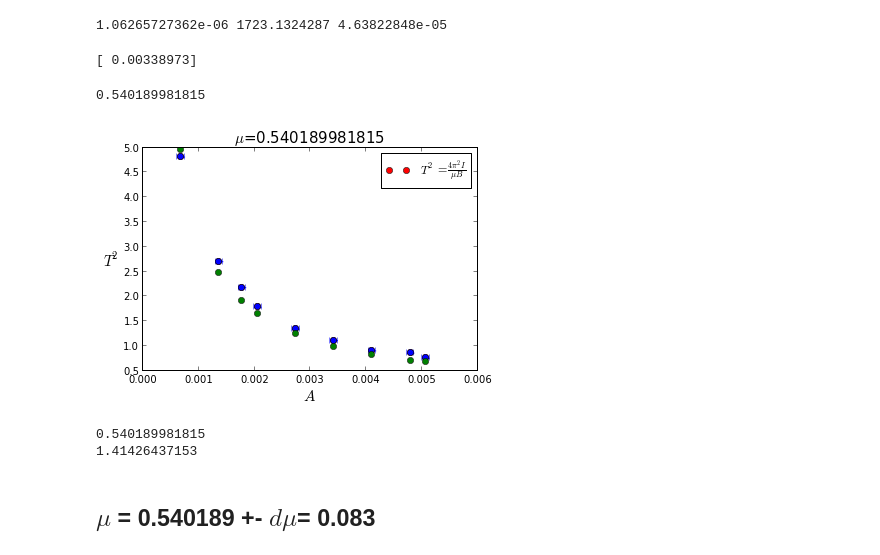
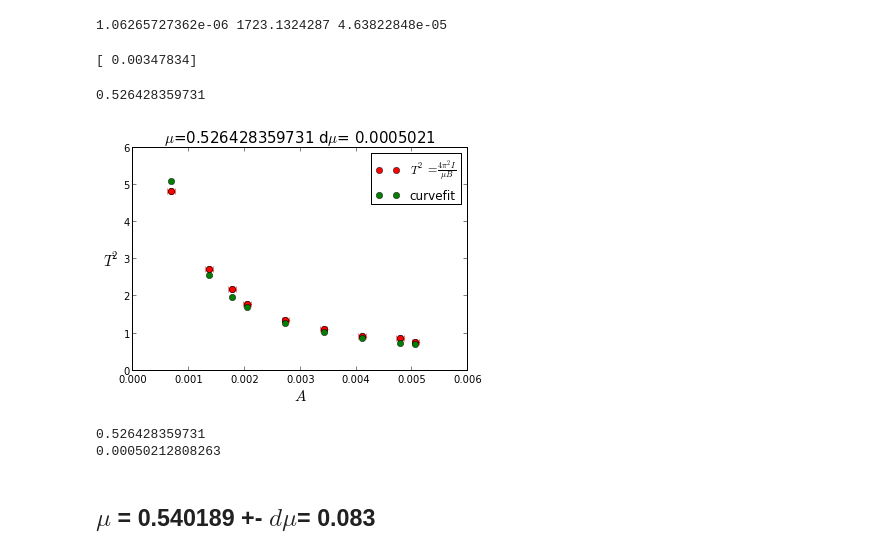
Before and after one commit to daniel-lozano/lab-intermedio, a Jupyter notebook: torque/Magnetico.ipynb, the cells around one changed output. Drawn from its saved outputs; the diff is of its cells as text; code cells hidden in the pictures.

```diff
--- a/torque/Magnetico.ipynb
+++ b/torque/Magnetico.ipynb
@@ -221,11 +223,11 @@ from scipy.optimize import curve_fit
 def fun(B,a):
     return (a/B)
 # %%
-valores,otros=curve_fit(fun,sort(B),T2)
+valores,otros=curve_fit(fun,B,T2)
 # %%
 print valores
 # %% [output]
-[ 0.00338973]
+[ 0.00347834]
 # %%
 fit=zeros(len(B),dtype="float")
 for i in range(len(B)):
@@ -233,32 +235,33 @@ for i in range(len(B)):
 # %%
 plot(B,T2,"ro",label="$T^2=\\frac{4\pi^{2}I}{\mu B}$")
 #plot(B,fit,"b")
+
 err_x=c*0.05
 err_y=2*0.005
-errorbar(B, T2, xerr=err_x, yerr=err_y, fmt='o')
-plot(B,fit,"go")
+errorbar(B, T2, xerr=err_x, yerr=err_y, fmt='ro')
+plot(B,fit,"go",label="curvefit")
 xlabel("$A$",size=15)
 ylabel("$T^{2}$",rotation="horizontal",size=15)
 legend()
 mu=4*(pi**2)*I/valores[0]
 print mu
 #errorbar.
 
-title("$\mu$="+str(mu),size=15)
+title("$\mu$="+str(mu)+" d$\mu$= 0.0005021",size=15)
 savefig("dos.png")
 # %% [output]
-0.540189981815
+0.526428359731
-[figure, old version]
+[figure, new version]
 # %%
 mu=4*(pi**2)*I/valores[0]
 print mu
 errormu=0
 for i in range(len(T)):
-    errormu=((T[i]-fit[i])**2)/len(T)
+    errormu=((T[i]**2-fit[i])**2)/len(T)
 print errormu
 # %% [output]
-0.540189981815
-1.41426437153
+0.526428359731
+0.00050212808263
 # %% [markdown]
 ## $\mu$ = 0.540189 +- $d\mu$= 0.083
 # %% [markdown]
```
Also changed, not shown: parts of 6 cells of this notebook, 2 other files.
